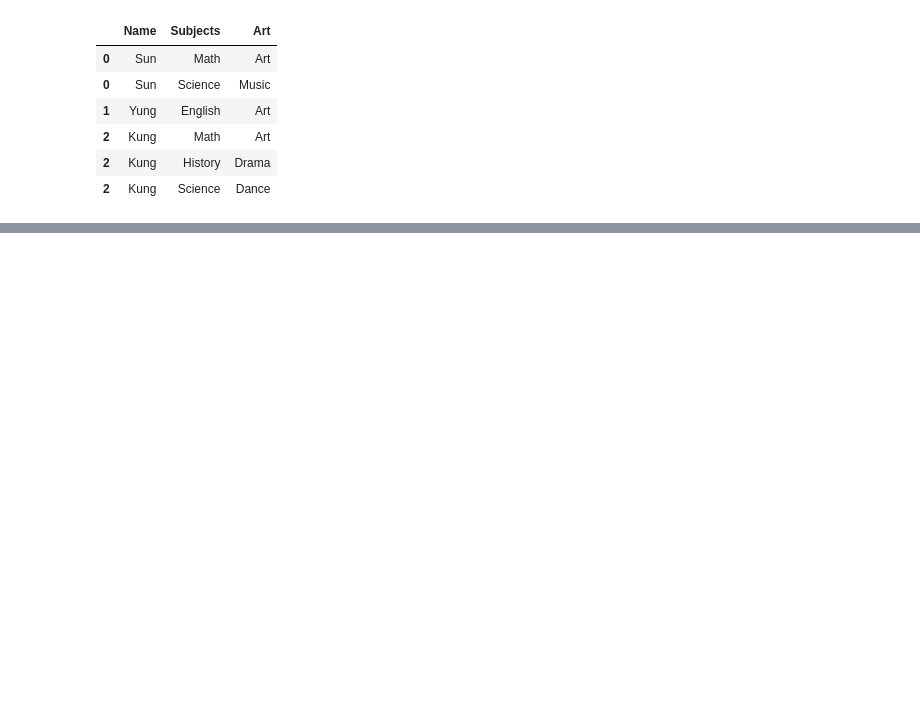
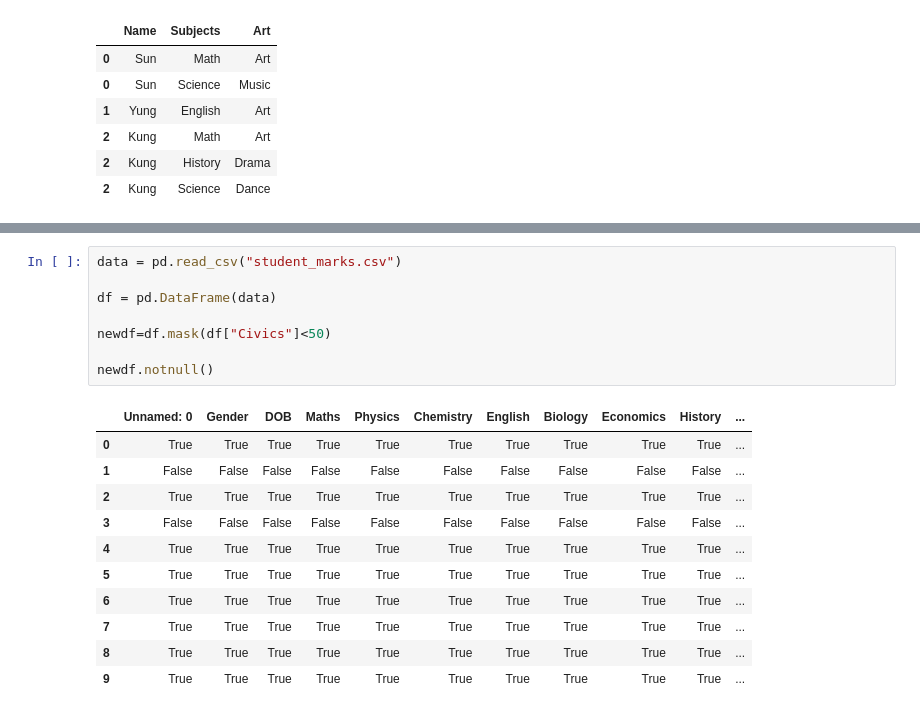
Before and after one commit to AbilashSP10/Python_Learning, a Jupyter notebook: Pandas/Pandas_Learn.ipynb, the cells around one changed output, grey strips where cells are left out. Saved outputs shown, nothing was run; the diff lists cells and outputs as text; blank space fills up the shorter version.

```diff
--- a/Pandas/Pandas_Learn.ipynb
+++ b/Pandas/Pandas_Learn.ipynb
@@ -981,0 +1133,20 @@ exploded_df
+# %%
+data = pd.read_csv("student_marks.csv")
+
+df = pd.DataFrame(data)
+
+newdf=df.mask(df["Civics"]<50)
+
+newdf.notnull()
+# %% [output]
+|  | Unnamed: 0 | Gender | DOB | Maths | Physics | Chemistry | English | Biology | Economics | History | ... |
+| 0 | True | True | True | True | True | True | True | True | True | True | ... |
+| 1 | False | False | False | False | False | False | False | False | False | False | ... |
+| 2 | True | True | True | True | True | True | True | True | True | True | ... |
+| 3 | False | False | False | False | False | False | False | False | False | False | ... |
+| 4 | True | True | True | True | True | True | True | True | True | True | ... |
+| 5 | True | True | True | True | True | True | True | True | True | True | ... |
+| 6 | True | True | True | True | True | True | True | True | True | True | ... |
+| 7 | True | True | True | True | True | True | True | True | True | True | ... |
+| 8 | True | True | True | True | True | True | True | True | True | True | ... |
+| 9 | True | True | True | True | True | True | True | True | True | True | ... |
```
Also changed, not shown: parts of 16 cells of this notebook, 4 other files.
